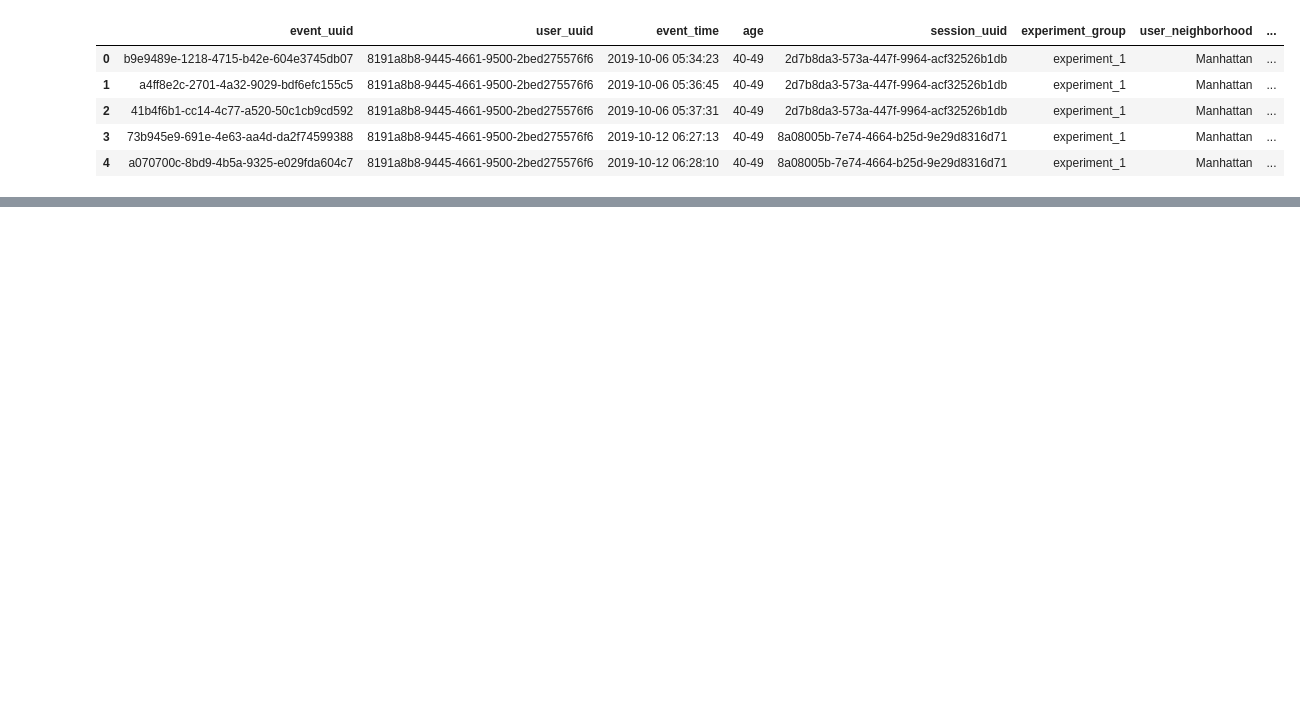
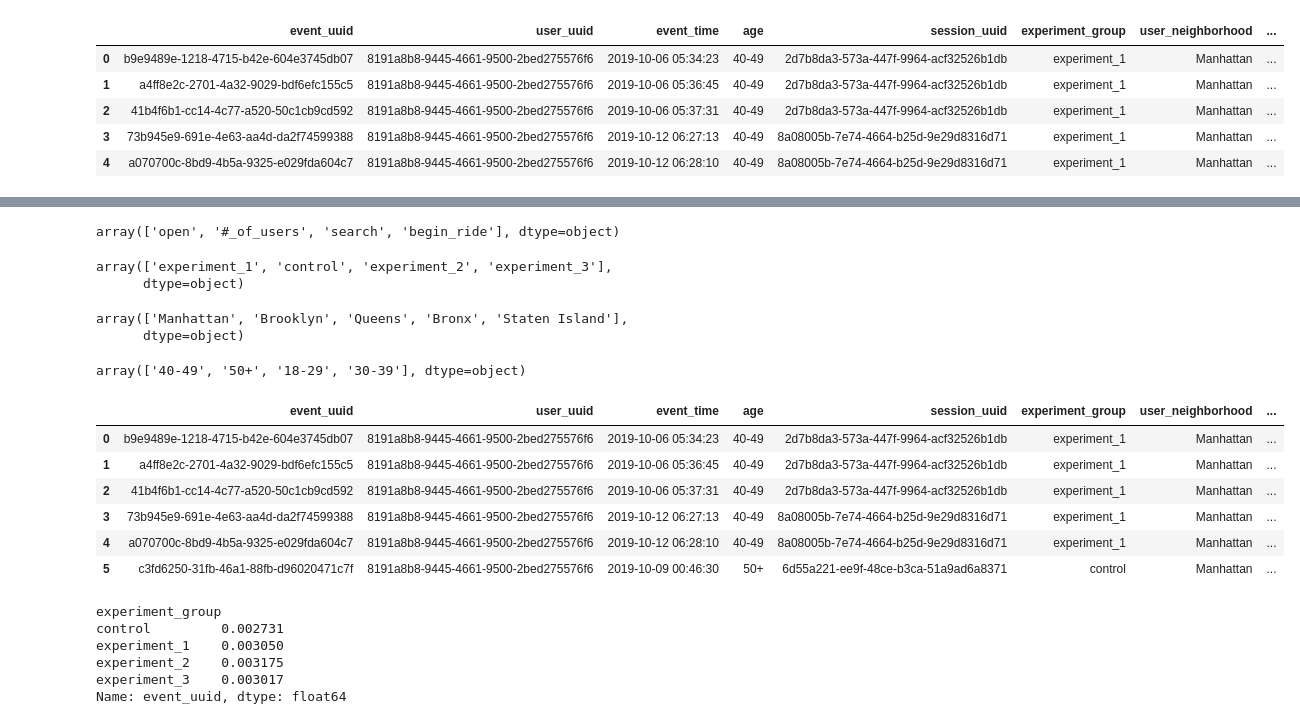
Before and after one commit to davimattar/udacity, a Jupyter notebook: iterative_design.ipynb, the cells around one changed output, grey strips where cells are left out. Cells and saved outputs as stored; diff of their text form; code cells hidden in the pictures; blank space fills up the shorter version.

```diff
--- a/iterative_design.ipynb
+++ b/iterative_design.ipynb
@@ -20,3 +24,50 @@ df.describe()
 | unique | 367083 | 81557 | 274610 | 4 | 226155 | 4 | 5 | ... |
 | top | b9e9489e-1218-4715-b42e-604e3745db07 | aff4fb1b-414a-4f65-9b04-9e9cab138ddf | 2019-10-10 14:12:42 | 50+ | 9c826a19-9f4a-4ab7-b036-b0a27ad96a39 | experiment_2 | Manhattan | ... |
 | freq | 1 | 15 | 7 | 176195 | 4 | 92402 | 257259 | ... |
+# %%
+df["event_type"].unique()
+# %% [output]
+array(['open', '#_of_users', 'search', 'begin_ride'], dtype=object)
+# %%
+df["experiment_group"].unique()
+# %% [output]
+array(['experiment_1', 'control', 'experiment_2', 'experiment_3'],
+      dtype=object)
+# %%
+df["user_neighborhood"].unique()
+# %% [output]
+array(['Manhattan', 'Brooklyn', 'Queens', 'Bronx', 'Staten Island'],
+      dtype=object)
+# %%
+df["age"].unique()
+# %% [output]
+array(['40-49', '50+', '18-29', '30-39'], dtype=object)
+# %%
+df[df['user_uuid'] == '8191a8b8-9445-4661-9500-2bed275576f6']
+# %% [output]
+|  | event_uuid | user_uuid | event_time | age | session_uuid | experiment_group | user_neighborhood | ... |
+| 0 | b9e9489e-1218-4715-b42e-604e3745db07 | 8191a8b8-9445-4661-9500-2bed275576f6 | 2019-10-06 05:34:23 | 40-49 | 2d7b8da3-573a-447f-9964-acf32526b1db | experiment_1 | Manhattan | ... |
+| 1 | a4ff8e2c-2701-4a32-9029-bdf6efc155c5 | 8191a8b8-9445-4661-9500-2bed275576f6 | 2019-10-06 05:36:45 | 40-49 | 2d7b8da3-573a-447f-9964-acf32526b1db | experiment_1 | Manhattan | ... |
+| 2 | 41b4f6b1-cc14-4c77-a520-50c1cb9cd592 | 8191a8b8-9445-4661-9500-2bed275576f6 | 2019-10-06 05:37:31 | 40-49 | 2d7b8da3-573a-447f-9964-acf32526b1db | experiment_1 | Manhattan | ... |
+| 3 | 73b945e9-691e-4e63-aa4d-da2f74599388 | 8191a8b8-9445-4661-9500-2bed275576f6 | 2019-10-12 06:27:13 | 40-49 | 8a08005b-7e74-4664-b25d-9e29d8316d71 | experiment_1 | Manhattan | ... |
+| 4 | a070700c-8bd9-4b5a-9325-e029fda604c7 | 8191a8b8-9445-4661-9500-2bed275576f6 | 2019-10-12 06:28:10 | 40-49 | 8a08005b-7e74-4664-b25d-9e29d8316d71 | experiment_1 | Manhattan | ... |
+| 5 | c3fd6250-31fb-46a1-88fb-d96020471c7f | 8191a8b8-9445-4661-9500-2bed275576f6 | 2019-10-09 00:46:30 | 50+ | 6d55a221-ee9f-48ce-b3ca-51a9ad6a8371 | control | Manhattan | ... |
+# %%
+
+# Filter out the relevant events
+open_events = df[df['event_type'] == 'open']
+begin_ride_events = df[df['event_type'] == 'begin_ride']
+
+# Count the number of 'open' and 'begin_ride' events for each experiment group
+open_counts = open_events.groupby('experiment_group').count()['event_uuid']
+begin_ride_counts = begin_ride_events.groupby('experiment_group').count()['event_uuid']
+
+# Calculate the conversion rate for each group
+conversion_rates = begin_ride_counts / open_counts
+# %% [output]
+experiment_group
+control         0.002731
+experiment_1    0.003050
+experiment_2    0.003175
+experiment_3    0.003017
+Name: event_uuid, dtype: float64
```
Also changed, not shown: parts of 16 cells of this notebook, 11 other files.
